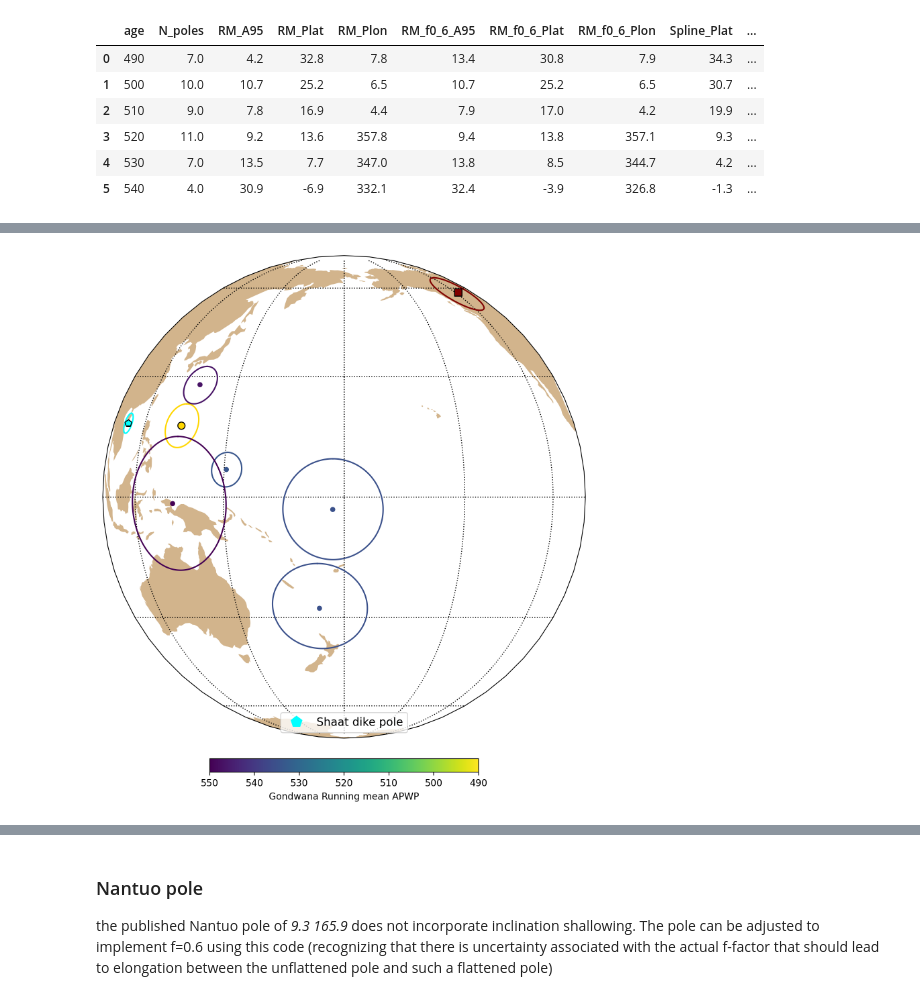
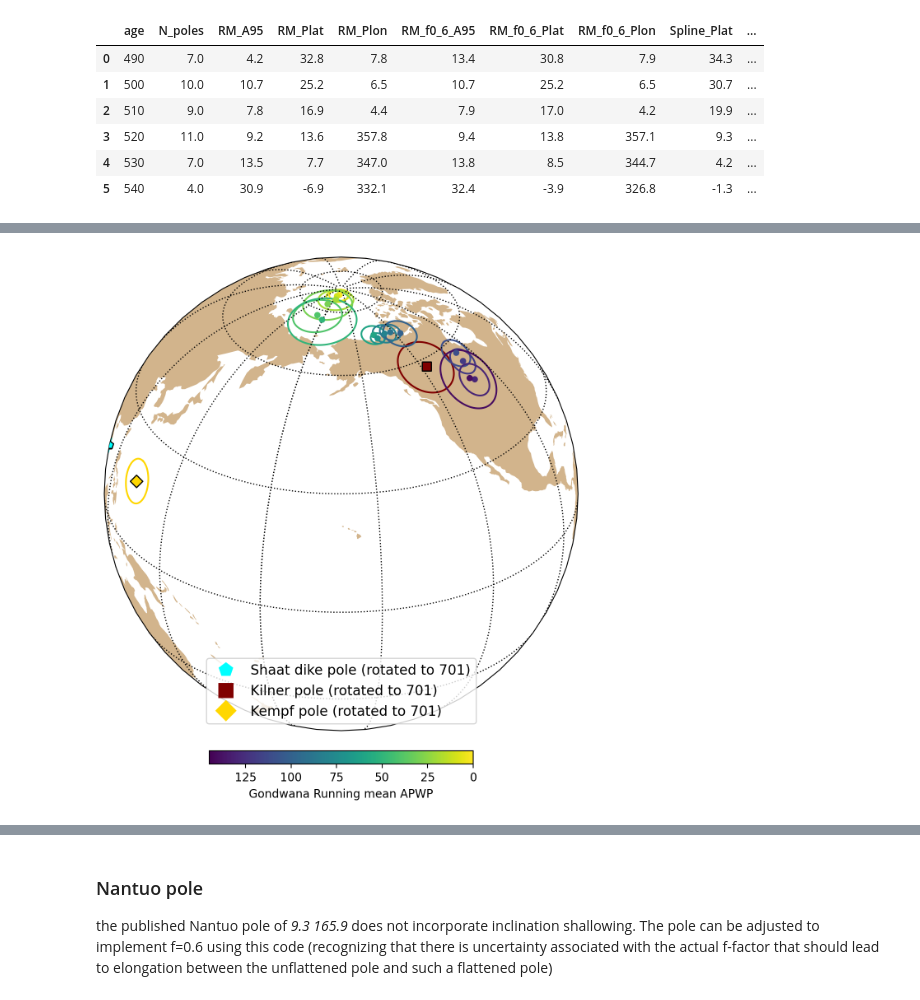
Before and after one commit to Swanson-Hysell-Group/2025_Oman_Paleogeography, a Jupyter notebook: code/prior_paleomagnetic_data.ipynb, the cells around one changed output, grey strips where cells are left out. Saved outputs shown, nothing was run; the diff lists cells and outputs as text; code cells hidden in the pictures.

Commit message:
progress on prior data comparison analysis/figure

```diff
--- a/code/prior_paleomagnetic_data.ipynb
+++ b/code/prior_paleomagnetic_data.ipynb
@@ -249,13 +250,13 @@ Gondwana_Cambrian_APWP
 | 5 | 540 | 4.0 | 30.9 | -6.9 | 332.1 | 32.4 | -3.9 | 326.8 | -1.3 | ... |
 # %%
 map_axis = ipmag.make_orthographic_map(central_longitude=180,
-                                       figsize=(10,10),land_edge_color=None)
-ipmag.plot_pole(map_axis, mean_Shaat_pole_all['dec'], mean_Shaat_pole_all['inc'], mean_Shaat_pole_all['alpha95'],
+                                       figsize=(8,8),land_edge_color=None)
+ipmag.plot_pole(map_axis, Shaat_plon_rotated, Shaat_plat_rotated, Shaat_A95,
                 marker='p',color='aqua', markersize=60)
 ipmag.plot_pole(map_axis, Kilner_plon_rotated+180, -Kilner_plat_rotated, Kilner_A95,
                 marker='s',color='maroon', markersize=60)
 ipmag.plot_pole(map_axis, Kempf_plon_rotated, Kempf_plat_rotated, Kempf_A95,
-                marker='o',color='gold', markersize=60)
+                marker='D',color='gold', markersize=60)
 
 vmin=490
 vmax=550
@@ -271,10 +272,13 @@ for n in range(Gondwana_Cambrian_APWP.shape[0]):
                     color=hex_color, markersize=30, edgecolor='none')
 
 
-mean_pole = mlines.Line2D([], [], color='aqua', marker='p', linestyle='None', markersize=12, label='Shaat dike pole')
+# Create custom legend elements
+mean_pole = mlines.Line2D([], [], color='aqua', marker='p', linestyle='None', markersize=12, label='Shaat dike pole (rotated to 701)')
+kilner_pole = mlines.Line2D([], [], color='maroon', marker='s', linestyle='None', markersize=12, label='Kilner pole (rotated to 701)')
+kempf_pole = mlines.Line2D([], [], color='gold', marker='D', linestyle='None', markersize=12, label='Kempf pole (rotated to 701)')
 
 # Add the legend to the plot
-plt.legend(handles=[mean_pole], loc='lower center', fontsize=12)
+plt.legend(handles=[mean_pole, kilner_pole, kempf_pole], loc='lower center', fontsize=12)
 cbar=plt.colorbar(Gondwana_scalarMap, orientation='horizontal', fraction=0.026, pad=0.04)
 cbar.set_label('Gondwana Running mean APWP')
 cbar.ax.invert_xaxis()
@@ -285,7 +289,7 @@ plt.show()
 # %%
 Gondwana_Cambrian_poles = pd.read_csv('../data/APWP/Torsvik2012a_Gondwana_poles.csv')
 Gondwana_Cambrian_poles = Gondwana_Cambrian_poles.sort_values("Age")
-Gondwana_Cambrian_poles = Gondwana_Cambrian_poles[Gondwana_Cambrian_poles["Age"] > 530]
+Gondwana_Cambrian_poles = Gondwana_Cambrian_poles[Gondwana_Cambrian_poles["Age"] > 485]
 Gondwana_Cambrian_poles.reset_index(drop=True, inplace=True)
 Gondwana_Cambrian_poles
 # %% [output]
@@ -297,0 +375,5 @@ Gondwana_Cambrian_poles
+# %%
+Gondwana_APWP = pd.read_csv('../data/APWP/Torsvik2012a_Gondwana_APWP.csv')
+Gondwana_Mesozoic_Cenozoic_APWP = Gondwana_APWP[(Gondwana_APWP['age'] <= 140) & (Gondwana_APWP['age'] >= 0)]
+Gondwana_Mesozoic_Cenozoic_APWP.reset_index(drop=True, inplace=True)
+Gondwana_Mesozoic_Cenozoic_APWP
@@ -298,42 +397,38 @@ Gondwana_Cambrian_poles
 # %%
-map_axis = ipmag.make_orthographic_map(central_longitude=180,
-                                       figsize=(10,10),land_edge_color=None)
-ipmag.plot_pole(map_axis, mean_Shaat_pole_all['dec'], mean_Shaat_pole_all['inc'], mean_Shaat_pole_all['alpha95'],
+map_axis = ipmag.make_orthographic_map(central_longitude=200,central_latitude=30,
+                                       figsize=(8,8),land_edge_color=None)
+ipmag.plot_pole(map_axis, Shaat_plon_rotated, Shaat_plat_rotated, Shaat_A95,
                 marker='p',color='aqua', markersize=60)
 ipmag.plot_pole(map_axis, Kilner_plon_rotated+180, -Kilner_plat_rotated, Kilner_A95,
                 marker='s',color='maroon', markersize=60)
 ipmag.plot_pole(map_axis, Kempf_plon_rotated, Kempf_plat_rotated, Kempf_A95,
-                marker='o',color='gold', markersize=60)
+                marker='D',color='gold', markersize=60)
 
-vmin=490
-vmax=550
+vmin=0
+vmax=145
 cNorm = colors.Normalize(vmin, vmax)
 Gondwana_scalarMap = matplotlib.cm.ScalarMappable(norm=cNorm, cmap='viridis_r')
 
-for n in range(Gondwana_Cambrian_poles.shape[0]):
-    rgba = Gondwana_scalarMap.to_rgba(Gondwana_Cambrian_poles['Age'][n])
+for n in range(Gondwana_Mesozoic_Cenozoic_APWP.shape[0]):
+    rgba = Gondwana_scalarMap.to_rgba(Gondwana_Mesozoic_Cenozoic_APWP['age'][n])
     hex_color = colors.rgb2hex(rgba)
-    ipmag.plot_pole(map_axis,Gondwana_Cambrian_poles['RLon'][n]+180,
-                    -Gondwana_Cambrian_poles['RLat'][n],
-                    Gondwana_Cambrian_poles['a95'][n],
+    ipmag.plot_pole(map_axis,Gondwana_Mesozoic_Cenozoic_APWP['RM_f0_6_Plon'][n]+180,
+                    -Gondwana_Mesozoic_Cenozoic_APWP['RM_f0_6_Plat'][n],
+                    Gondwana_Mesozoic_Cenozoic_APWP['RM_f0_6_A95'][n],
                     color=hex_color, markersize=30, edgecolor='none')
 
 
 # Create custom legend elements
-mean_pole = mlines.Line2D([], [], color='aqua', marker='p', linestyle='None', markersize=12, label='Shaat dike pole')
-kilner_pole = mlines.Line2D([], [], color='maroon', marker='s', linestyle='None', markersize=12, label='Kilner pole')
-kempf_pole = mlines.Line2D([], [], color='gold', marker='o', linestyle='None', markersize=12, label='Kempf pole')
-kempf_pole_ellipse = mlines.Line2D([], [], color='r', marker='o', linestyle='None', markersize=12, label='Kempf pole (with inclination shallowing uncertainty)')
+mean_pole = mlines.Line2D([], [], color='aqua', marker='p', linestyle='None', markersize=12, label='Shaat dike pole (rotated to 701)')
+kilner_pole = mlines.Line2D([], [], color='maroon', marker='s', linestyle='None', markersize=12, label='Kilner pole (rotated to 701)')
+kempf_pole = mlines.Line2D([], [], color='gold', marker='D', linestyle='None', markersize=12, label='Kempf pole (rotated to 701)')
 
 # Add the legend to the plot
-plt.legend(handles=[mean_pole, kilner_pole, kempf_pole, kempf_pole_ellipse], loc='lower center', fontsize=12)
-
-# Add the legend to the plot
-plt.legend(handles=[mean_pole], loc='lower center', fontsize=12)
+plt.legend(handles=[mean_pole, kilner_pole, kempf_pole], loc='lower center', fontsize=12)
 cbar=plt.colorbar(Gondwana_scalarMap, orientation='horizontal', fraction=0.026, pad=0.04)
 cbar.set_label('Gondwana Running mean APWP')
 cbar.ax.invert_xaxis()
 
 plt.show()
 # %% [output]
-[figure, old version]
+[figure, new version]
```
Also changed, not shown: parts of 13 cells of this notebook, 3 other files.
